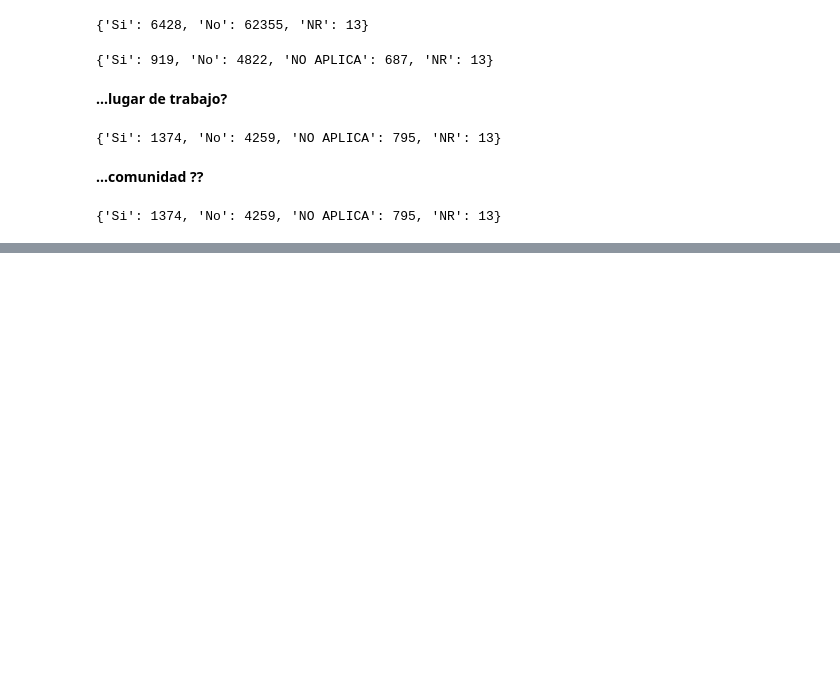
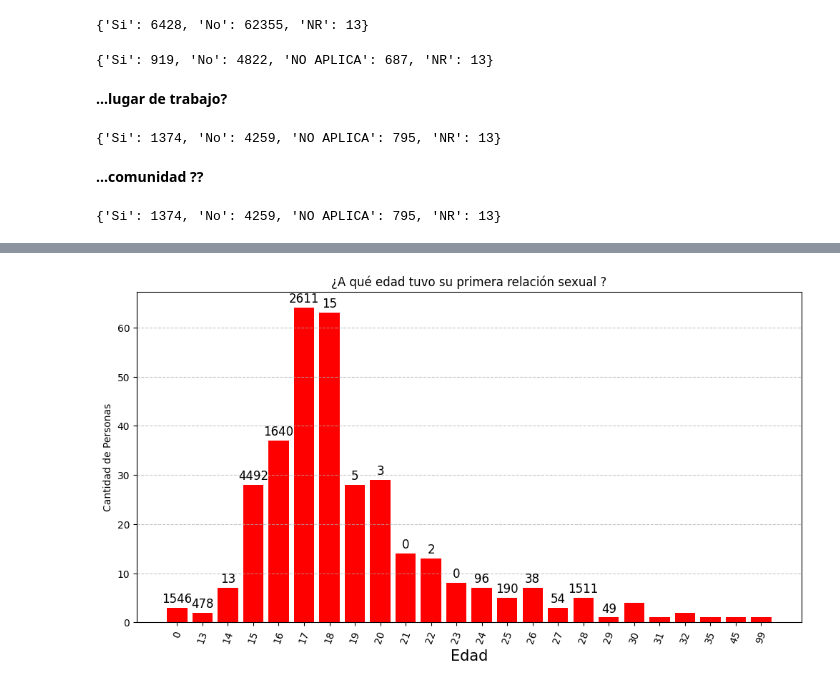
Before and after one commit to oayala65/SITUACION_DE_MUJERES_2024, a Jupyter notebook: situacion_mujeres_ensimup_2021.ipynb, the cells around one changed output, grey strips where cells are left out. Drawn from its saved outputs; the diff is of its cells as text; code cells hidden in the pictures; blank space fills up the shorter version.

Commit message:
Kaggle Notebook | situacion_mujeres_ensimut_2021 | Version 6

```diff
--- a/situacion_mujeres_ensimup_2021.ipynb
+++ b/situacion_mujeres_ensimup_2021.ipynb
@@ -445,0 +459,8 @@ diccionario_comunidad
+# %%
+reg09=pd.read_csv('/kaggle/input/vida-en-pareja/REG09A_Vida en pareja.csv',sep=';')
+first=dict(reg09.P922.value_counts())
+first.pop(' ')
+first=dict(sorted(first.items()))
+edad=list(first.keys())
+cantidad=list(first.values())
+first
@@ -445,0 +485,19 @@ diccionario_comunidad
+# %%
+# Crear el gráfico de barras
+plt.figure(figsize=(12, 6))
+bar1=plt.bar(edad,cantidad,color='red')
+plt.xlabel('Edad',fontsize=15)
+plt.ylabel('Cantidad de Personas')
+plt.title('¿A qué edad tuvo su primera relación sexual ?')
+plt.grid(axis='y', linestyle='--', alpha=0.7)
+plt.xticks(rotation=70)
+# Agregar etiquetas con los valores en cada barra
+for bar, valor in zip(bar1, codigo_instruccion.values()):
+    plt.text(bar.get_x()+ bar.get_width()/2,bar.get_height()+0.5,
+             valor, ha='center', va='bottom', color='black',fontsize=12)
+
+
+# Mostrar el gráfico
+plt.show()
+# %% [output]
+[figure, added]
```
Also changed, not shown: parts of 3 cells of this notebook.
